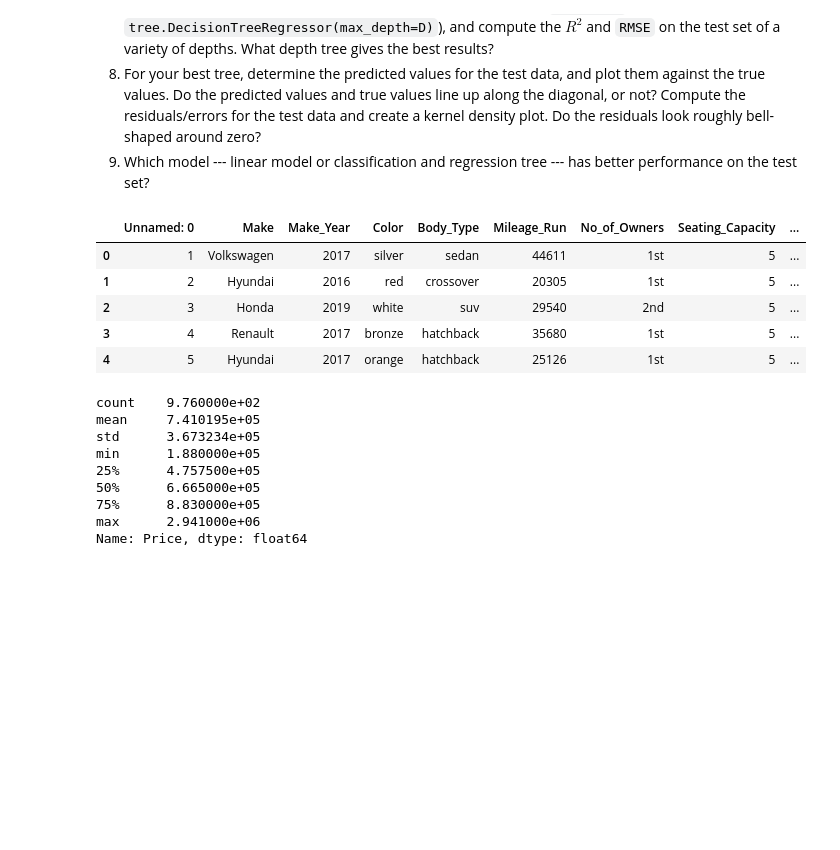
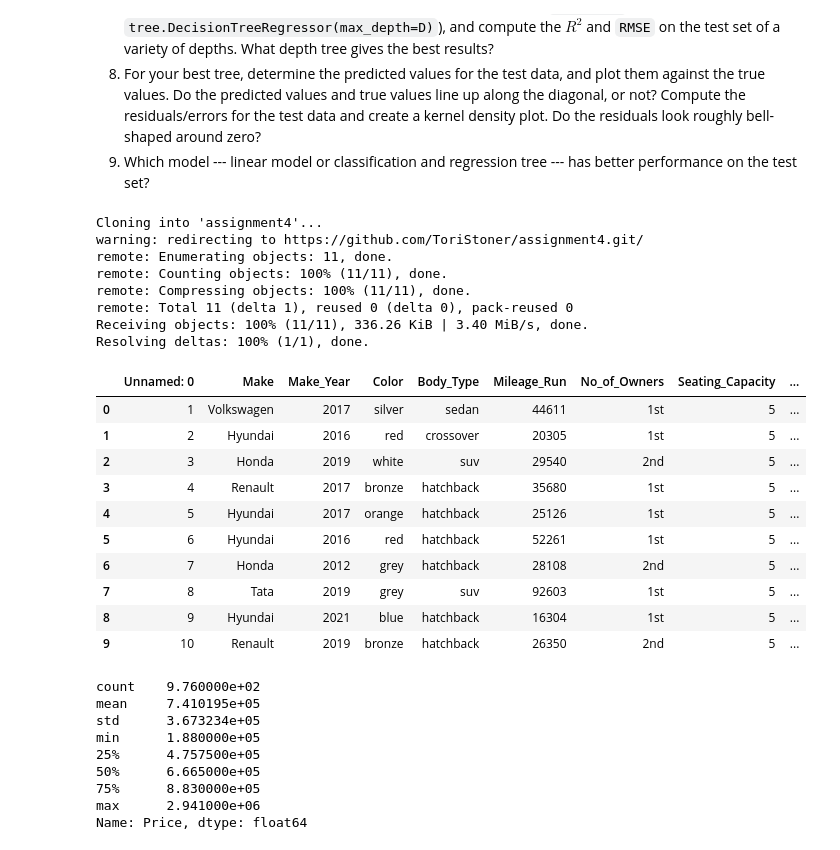
Before and after one commit to ToriStoner/assignment4, a Jupyter notebook: assignment4.ipynb, the cells around one changed output. Drawn from its saved outputs; the diff is of its cells as text; code cells hidden in the pictures; blank space fills up the shorter version.

```diff
--- a/assignment4.ipynb
+++ b/assignment4.ipynb
@@ -25,22 +25,35 @@
 # %%
 import pandas as pd
 import numpy as np
 
-#! git clone https://www.github.com/ToriStoner/assignment4
+! git clone https://www.github.com/ToriStoner/assignment4
 df=pd.read_csv('./assignment4/data/cars_hw.csv',low_memory=False)
 
 def pn(x):
     print(x,'\n')
 
 #Q1
-df.head()
+df.head(10)
 # %% [output]
+Cloning into 'assignment4'...
+warning: redirecting to https://github.com/ToriStoner/assignment4.git/
+remote: Enumerating objects: 11, done.
+remote: Counting objects: 100% (11/11), done.
+remote: Compressing objects: 100% (11/11), done.
+remote: Total 11 (delta 1), reused 0 (delta 0), pack-reused 0
+Receiving objects: 100% (11/11), 336.26 KiB | 3.40 MiB/s, done.
+Resolving deltas: 100% (1/1), done.
 |  | Unnamed: 0 | Make | Make_Year | Color | Body_Type | Mileage_Run | No_of_Owners | Seating_Capacity | ... |
 | 0 | 1 | Volkswagen | 2017 | silver | sedan | 44611 | 1st | 5 | ... |
 | 1 | 2 | Hyundai | 2016 | red | crossover | 20305 | 1st | 5 | ... |
 | 2 | 3 | Honda | 2019 | white | suv | 29540 | 2nd | 5 | ... |
 | 3 | 4 | Renault | 2017 | bronze | hatchback | 35680 | 1st | 5 | ... |
 | 4 | 5 | Hyundai | 2017 | orange | hatchback | 25126 | 1st | 5 | ... |
+| 5 | 6 | Hyundai | 2016 | red | hatchback | 52261 | 1st | 5 | ... |
+| 6 | 7 | Honda | 2012 | grey | hatchback | 28108 | 2nd | 5 | ... |
+| 7 | 8 | Tata | 2019 | grey | suv | 92603 | 1st | 5 | ... |
+| 8 | 9 | Hyundai | 2021 | blue | hatchback | 16304 | 1st | 5 | ... |
+| 9 | 10 | Renault | 2019 | bronze | hatchback | 26350 | 2nd | 5 | ... |
 # %%
 #Q2
 var = "Price"
```
Also changed, not shown: parts of 6 cells of this notebook.
